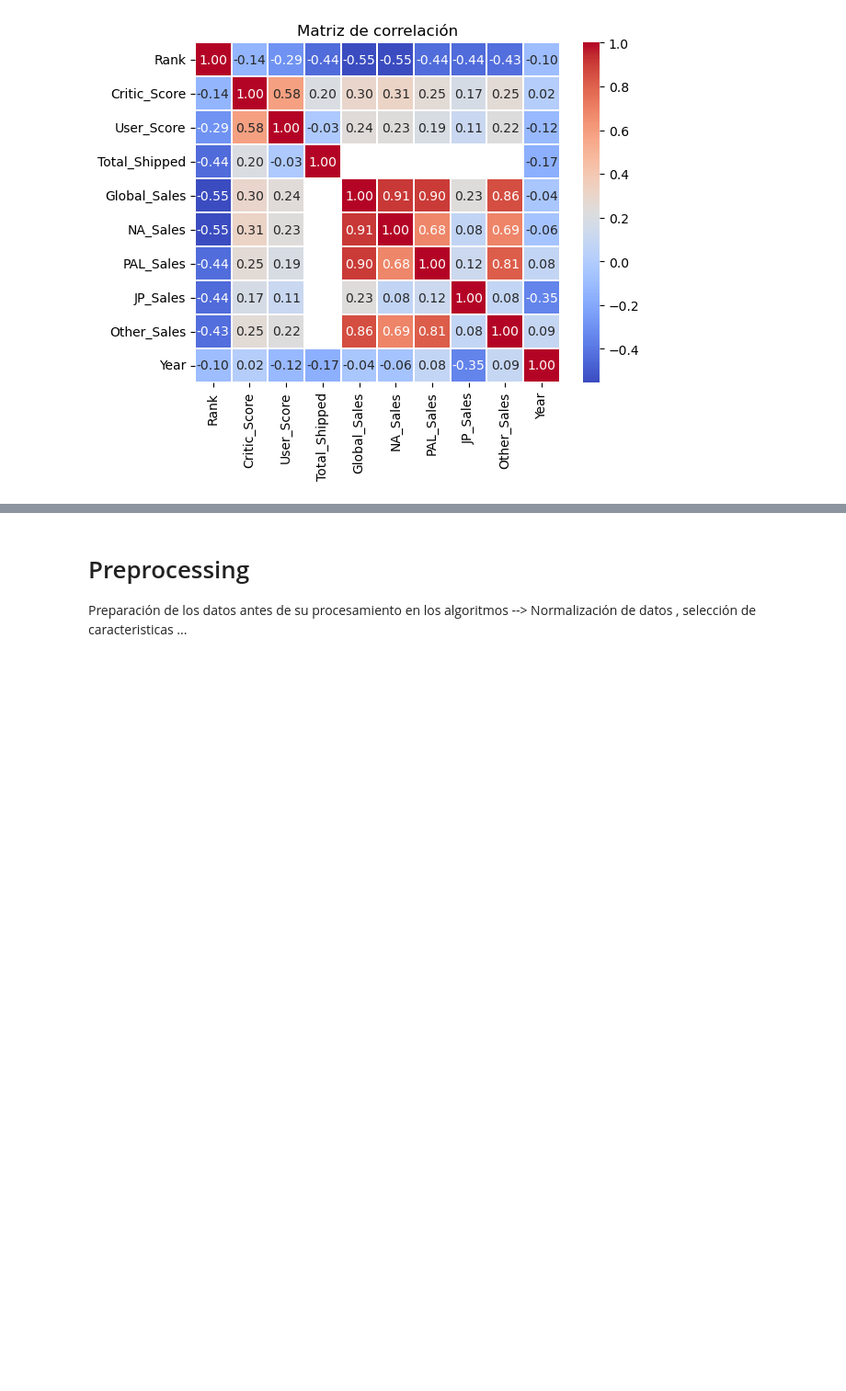
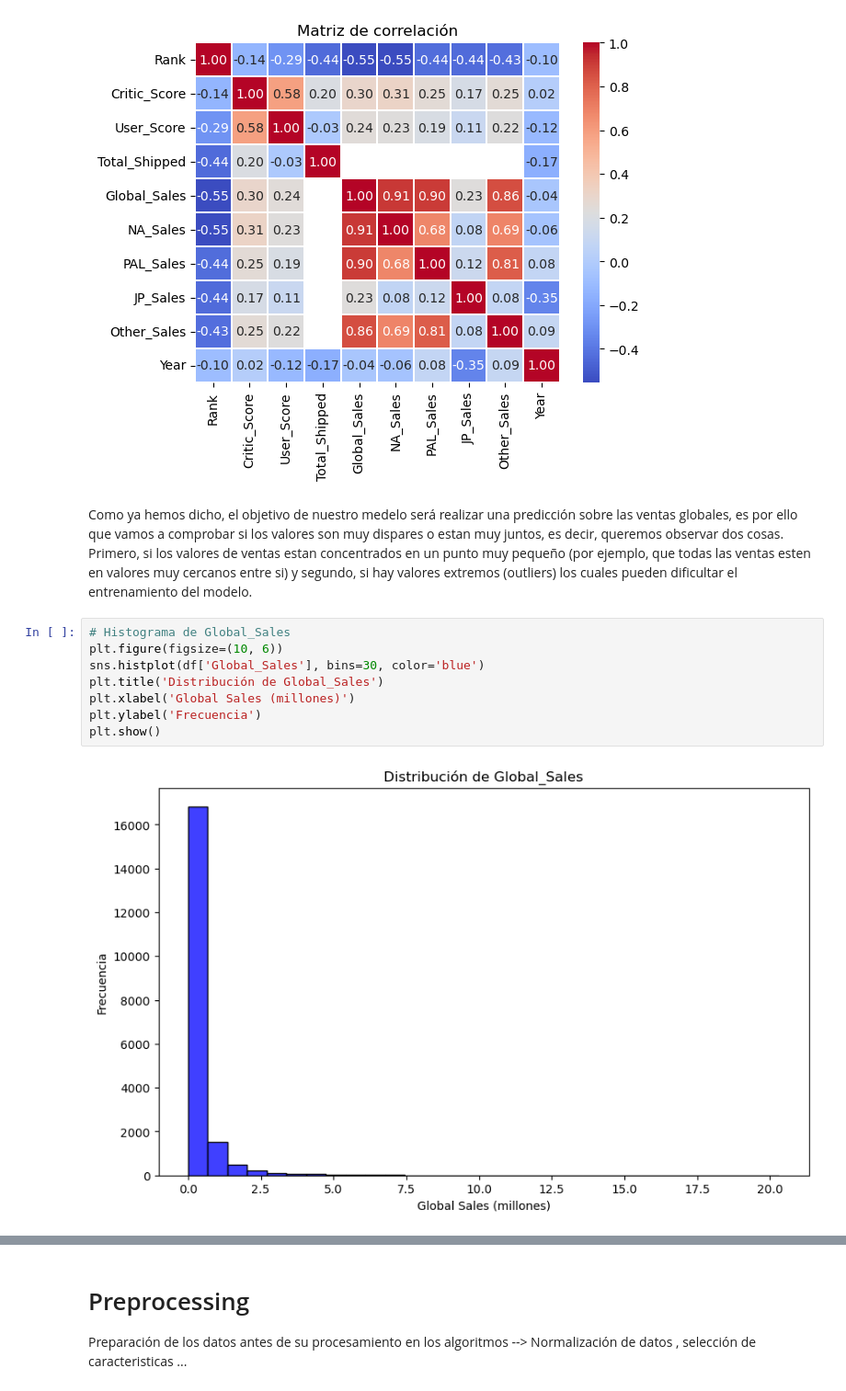
Before and after one commit to Alma1616/Kaggle-Video-Games-Sales-2019-, a Jupyter notebook: Kaggle_Lucas_Alvaro.ipynb, the cells around one changed output, grey strips where cells are left out. Shown: that part at 92% size. Cells and saved outputs as stored; diff of their text form; blank space fills up the shorter version.

```diff
--- a/Kaggle_Lucas_Alvaro.ipynb
+++ b/Kaggle_Lucas_Alvaro.ipynb
@@ -137,3 +137,15 @@ plt.show()
 # %% [output]
 [figure]
 [figure]
+# %% [markdown]
+Como ya hemos dicho, el objetivo de nuestro medelo será realizar una predicción sobre las ventas globales, es por ello que vamos a comprobar si los valores son muy dispares o estan muy juntos, es decir, queremos observar dos cosas. Primero, si los valores de ventas estan concentrados en un punto muy pequeño (por ejemplo, que todas las ventas esten en valores muy cercanos entre si) y segundo, si hay valores extremos (outliers) los cuales pueden dificultar el entrenamiento del modelo.
+# %%
+# Histograma de Global_Sales
+plt.figure(figsize=(10, 6))
+sns.histplot(df['Global_Sales'], bins=30, color='blue')
+plt.title('Distribución de Global_Sales')
+plt.xlabel('Global Sales (millones)')
+plt.ylabel('Frecuencia')
+plt.show()
+# %% [output]
+[figure, added]
```
Also changed, not shown: parts of 12 cells of this notebook.
